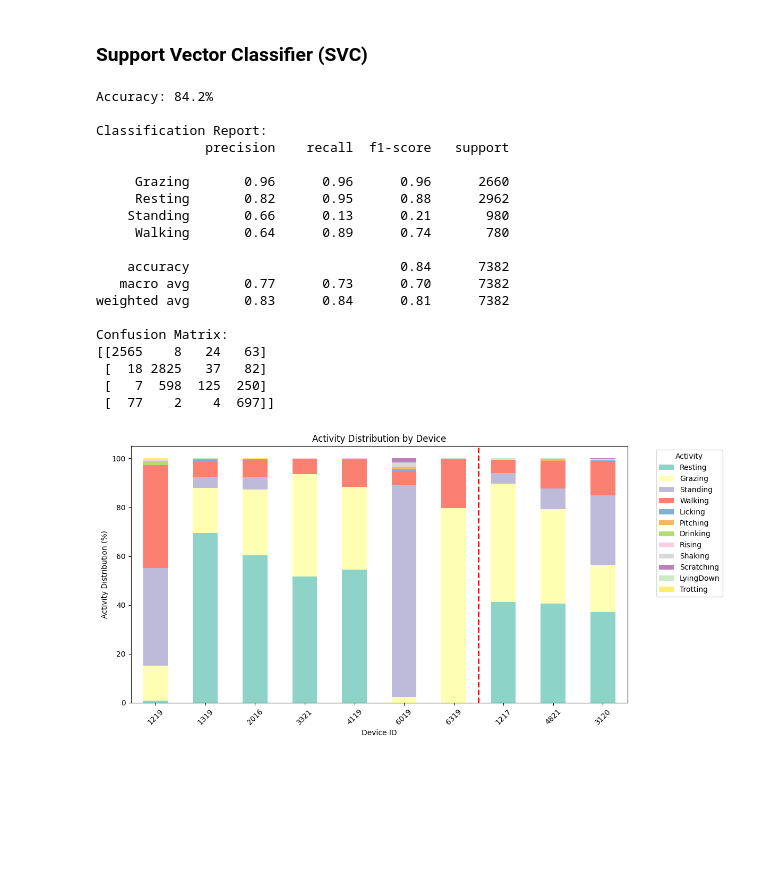
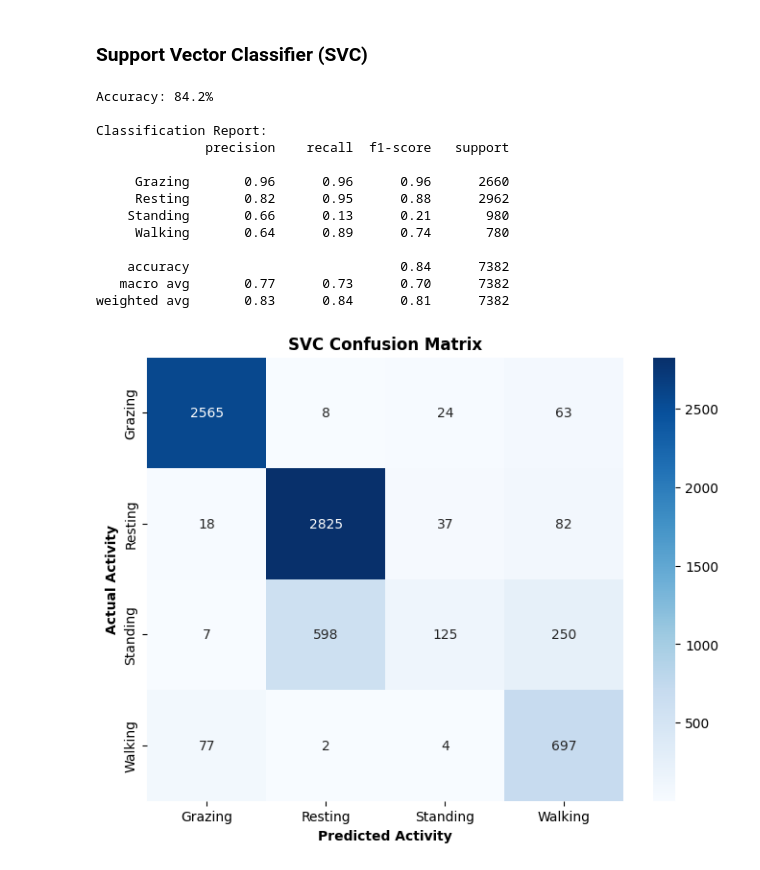
Before and after one commit to aydanthompson/smart-agrifarming-is, a Jupyter notebook: model.ipynb, the cells around one changed output. Cells and saved outputs as stored; diff of their text form; code cells hidden in the pictures; blank space fills up the shorter version.

Commit message:
Added confusion matrix visualisations

```diff
--- a/model.ipynb
+++ b/model.ipynb
@@ -254,7 +263,7 @@ Confusion Matrix:
 ### Support Vector Classifier (SVC)
 # %%
 from sklearn.svm import SVC
-from sklearn.metrics import accuracy_score, classification_report, confusion_matrix
+from sklearn.metrics import accuracy_score, classification_report
 
 # Train.
 svc_model = SVC(kernel="rbf", C=1.0, gamma="scale", random_state=42)
@@ -265,8 +274,6 @@ svc_y_pred = svc_model.predict(x_test_filtered)
 print(f"Accuracy: {accuracy_score(y_test_filtered, svc_y_pred):.1%}")
 print("\nClassification Report:")
 print(classification_report(y_test_filtered, svc_y_pred))
-print("Confusion Matrix:")
-print(confusion_matrix(y_test_filtered, svc_y_pred))
 # %% [output]
 Accuracy: 84.2%
 
@@ -281,12 +288,26 @@ Classification Report:
     accuracy                           0.84      7382
    macro avg       0.77      0.73      0.70      7382
 weighted avg       0.83      0.84      0.81      7382
-
-Confusion Matrix:
-[[2565    8   24   63]
- [  18 2825   37   82]
- [   7  598  125  250]
- [  77    2    4  697]]
 # %%
+import seaborn as sns
+import matplotlib.pyplot as plt
+from sklearn.metrics import confusion_matrix
+
+cm = confusion_matrix(y_test_filtered, svc_y_pred)
+class_names = sorted(y_test_filtered.unique())
+fig, ax = plt.subplots(figsize=(8, 6))
+sns.heatmap(
+    cm,
+    annot=True,
+    fmt="d",
+    cmap="Blues",
+    xticklabels=class_names,
+    yticklabels=class_names,
+    ax=ax,
+)
+ax.set_xlabel("Predicted Activity", fontweight="bold")
+ax.set_ylabel("Actual Activity", fontweight="bold")
+ax.set_title("SVC Confusion Matrix", fontweight="bold")
+plt.show()
 # %% [output]
-[figure, old version]
+[figure, new version]
```
Also changed, not shown: parts of 4 cells of this notebook.
